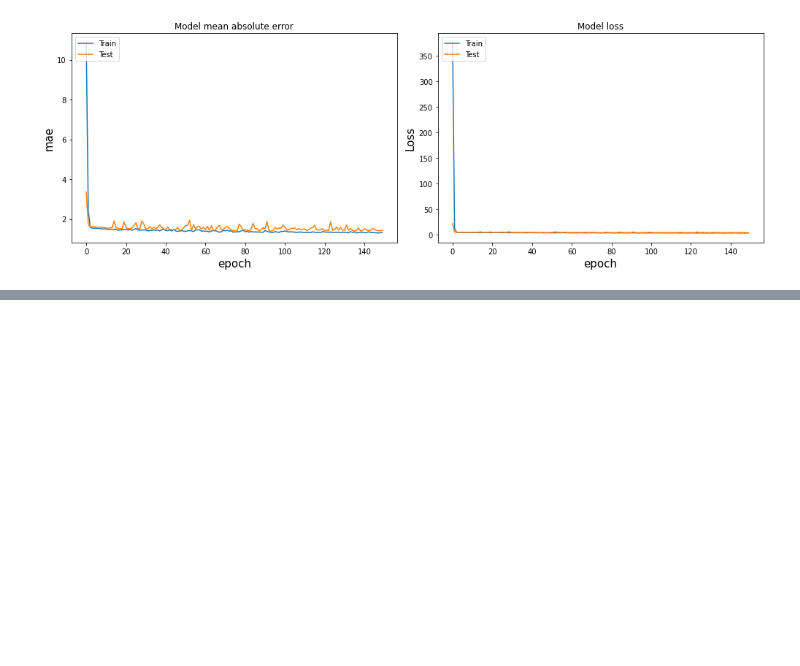
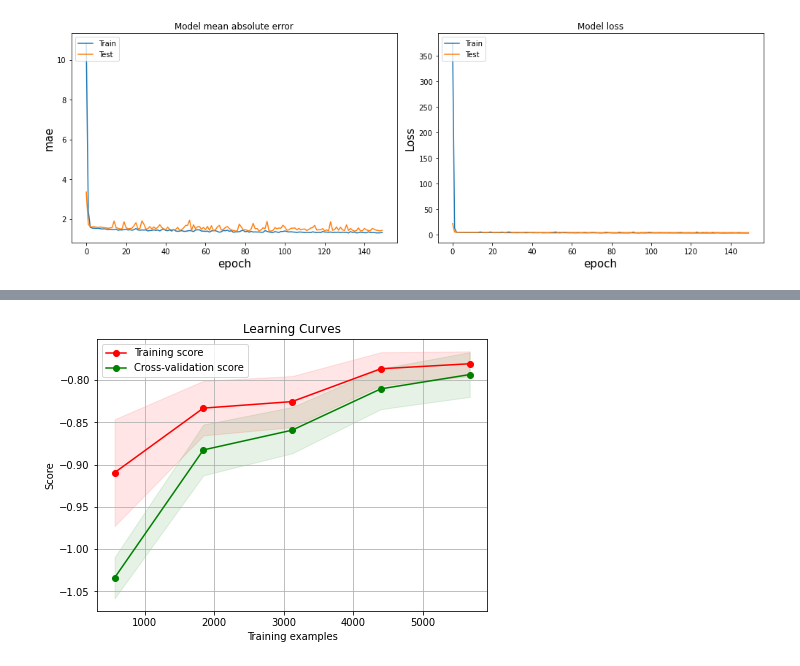
Before and after one commit to Ali-Setareh/Machine-learning-in-physics-Project, a Jupyter notebook: phase 3 - Neural Network/neural_network_3_layers.ipynb, the cells around one changed output, grey strips where cells are left out. Cells and saved outputs as stored; diff of their text form; code cells hidden in the pictures; blank space fills up the shorter version.

```diff
--- a/phase 3 - Neural Network/neural_network_3_layers.ipynb
+++ b/phase 3 - Neural Network/neural_network_3_layers.ipynb
@@ -111,0 +163,2 @@ plt.show()
+# %%
+Y_log=np.log10(df['Domestic Gross ($)'])
@@ -111,0 +183,12 @@ plt.show()
+# %%
+from tensorflow.keras.callbacks import EarlyStopping, ModelCheckpoint, CSVLogger
+from tensorflow.keras.wrappers.scikit_learn import KerasRegressor
+from sklearn.model_selection import StratifiedKFold
+
+csv_logger = CSVLogger('reg.log', append=True)
+calls=[csv_logger, EarlyStopping(monitor='loss', patience=10)]
+
+ks_model = KerasRegressor(build_fn=model_fn, epochs=250, batch_size=500, verbose=0  )
+# evaluate using 10-fold cross validation
+#kfold = StratifiedKFold(n_splits=10, shuffle=True, random_state=0 )
+results = cross_val_score(ks_model, X, Y, cv=10,fit_params = {'callbacks': calls})
@@ -111,0 +253,57 @@ plt.show()
+# %%
+from sklearn.model_selection import learning_curve
+from sklearn.model_selection import ShuffleSplit
+
+def plot_learning_curve(estimator, title, X, y, axes=None, ylim=None, cv=None,
+                        n_jobs=None, train_sizes=np.linspace(.1, 1.0, 5)):
+
+    if axes is None:
+        _, axes = plt.subplots(1, 1, figsize=(7, 5))
+
+    axes.set_title(title)
+    if ylim is not None:
+        axes.set_ylim(*ylim)
+    axes.set_xlabel("Training examples")
+    axes.set_ylabel("Score")
+
+    train_sizes, train_scores, test_scores = \
+        learning_curve(estimator, X, y, cv=cv, n_jobs=n_jobs,
+                       train_sizes=train_sizes,
+                       return_times=False)
+    train_scores_mean = np.mean(train_scores, axis=1)
+    train_scores_std = np.std(train_scores, axis=1)
+    test_scores_mean = np.mean(test_scores, axis=1)
+    test_scores_std = np.std(test_scores, axis=1)
+    #fit_times_mean = np.mean(fit_times, axis=1)
+    #fit_times_std = np.std(fit_times, axis=1)
+
+    # Plot learning curve
+    axes.grid()
+    axes.fill_between(train_sizes, train_scores_mean - train_scores_std,
+                         train_scores_mean + train_scores_std, alpha=0.1,
+                         color="r")
+    axes.fill_between(train_sizes, test_scores_mean - test_scores_std,
+                         test_scores_mean + test_scores_std, alpha=0.1,
+                         color="g")
+    axes.plot(train_sizes, train_scores_mean, 'o-', color="r",
+                 label="Training score")
+    axes.plot(train_sizes, test_scores_mean, 'o-', color="g",
+                 label="Cross-validation score")
+    axes.legend(loc="best")
+
+
+    return plt
+
+
+
+
+
+
+title = "Learning Curves"
+cv = ShuffleSplit(n_splits=10, test_size=0.2, random_state=0)
+
+plot_learning_curve(ks_model, title, X,Y,cv=cv)
+plt.savefig('learning-curves-reg.pdf',bbox_inches='tight')
+plt.show()
+# %% [output]
+[figure, added]
```
Also changed, not shown: parts of 14 cells of this notebook, 5 other files.
